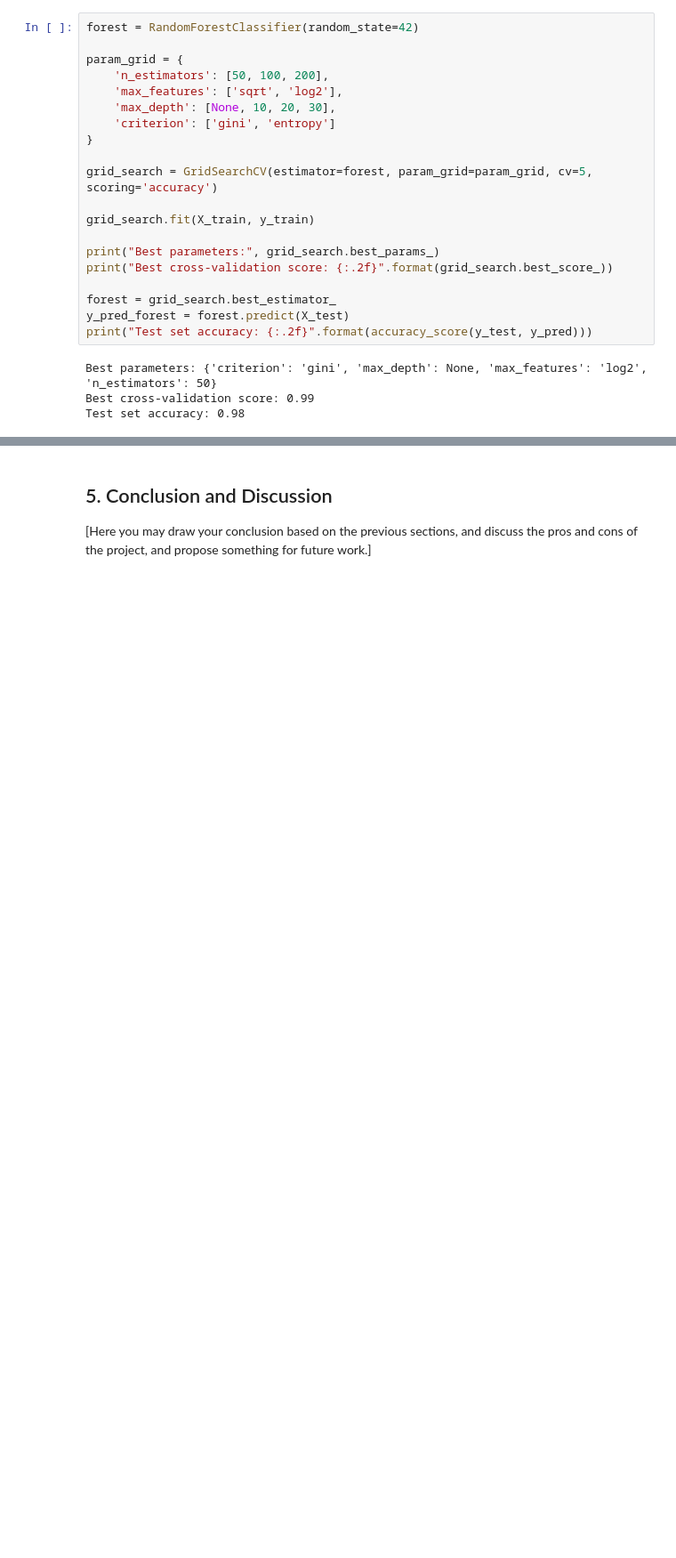
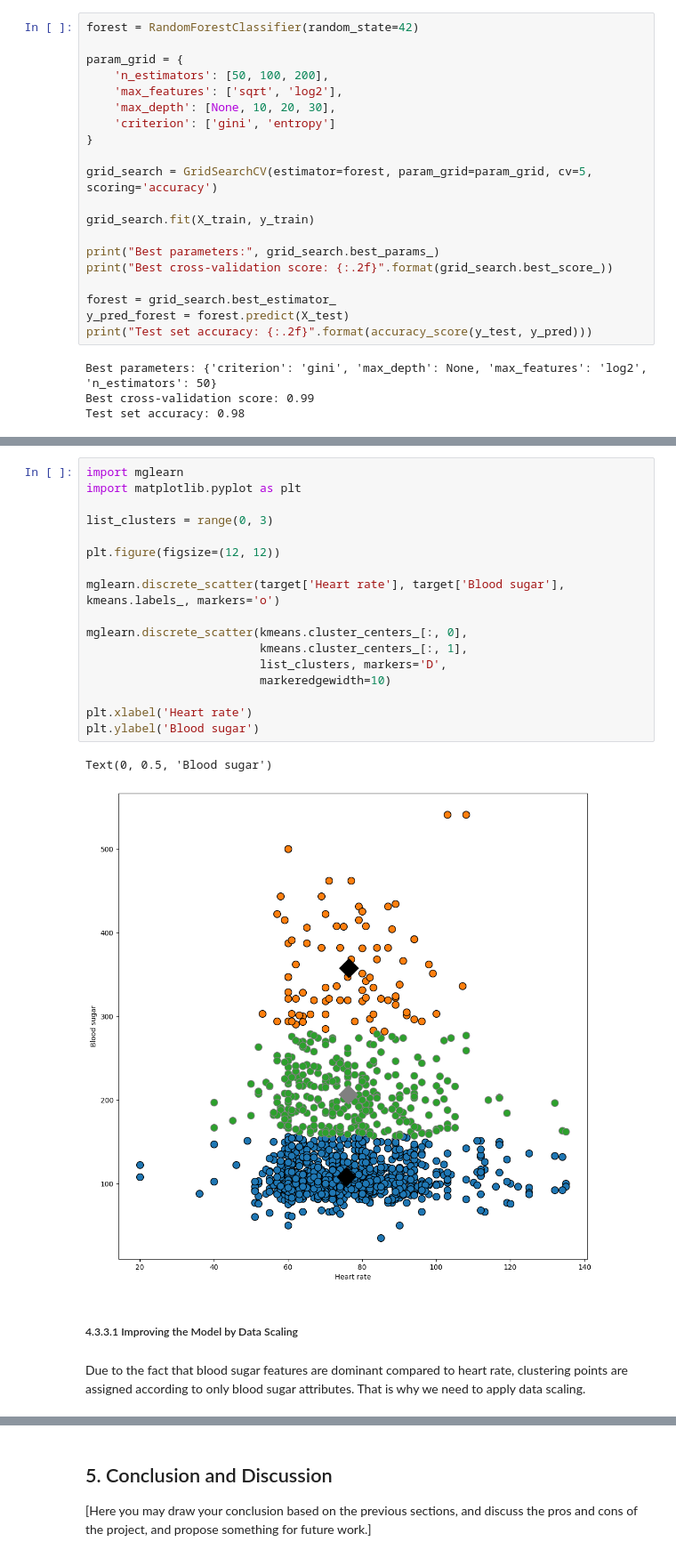
Before and after one commit to berkinKagan/DataVis, a Jupyter notebook: Miniproject_template (1).ipynb, the cells around one changed output, grey strips where cells are left out. Shown at 89% size. Saved outputs shown, nothing was run; the diff lists cells and outputs as text; blank space fills up the shorter version.

```diff
--- a/Miniproject_template (1).ipynb
+++ b/Miniproject_template (1).ipynb
@@ -770,0 +809,24 @@ Test set accuracy: 0.98
+# %%
+import mglearn
+import matplotlib.pyplot as plt
+
+list_clusters = range(0, 3)
+
+plt.figure(figsize=(12, 12))
+
+mglearn.discrete_scatter(target['Heart rate'], target['Blood sugar'], kmeans.labels_, markers='o')
+
+mglearn.discrete_scatter(kmeans.cluster_centers_[:, 0],
+                         kmeans.cluster_centers_[:, 1],
+                         list_clusters, markers='D',
+                         markeredgewidth=10)
+
+plt.xlabel('Heart rate')
+plt.ylabel('Blood sugar')
+# %% [output]
+Text(0, 0.5, 'Blood sugar')
+[figure, added]
+# %% [markdown]
+##### 4.3.3.1 Improving the Model by Data Scaling
+# %% [markdown]
+Due to the fact that blood sugar features are dominant compared to heart rate, clustering points are assigned according to only blood sugar attributes. That is why we need to apply data scaling.
```
Also changed, not shown: parts of 37 cells of this notebook.
